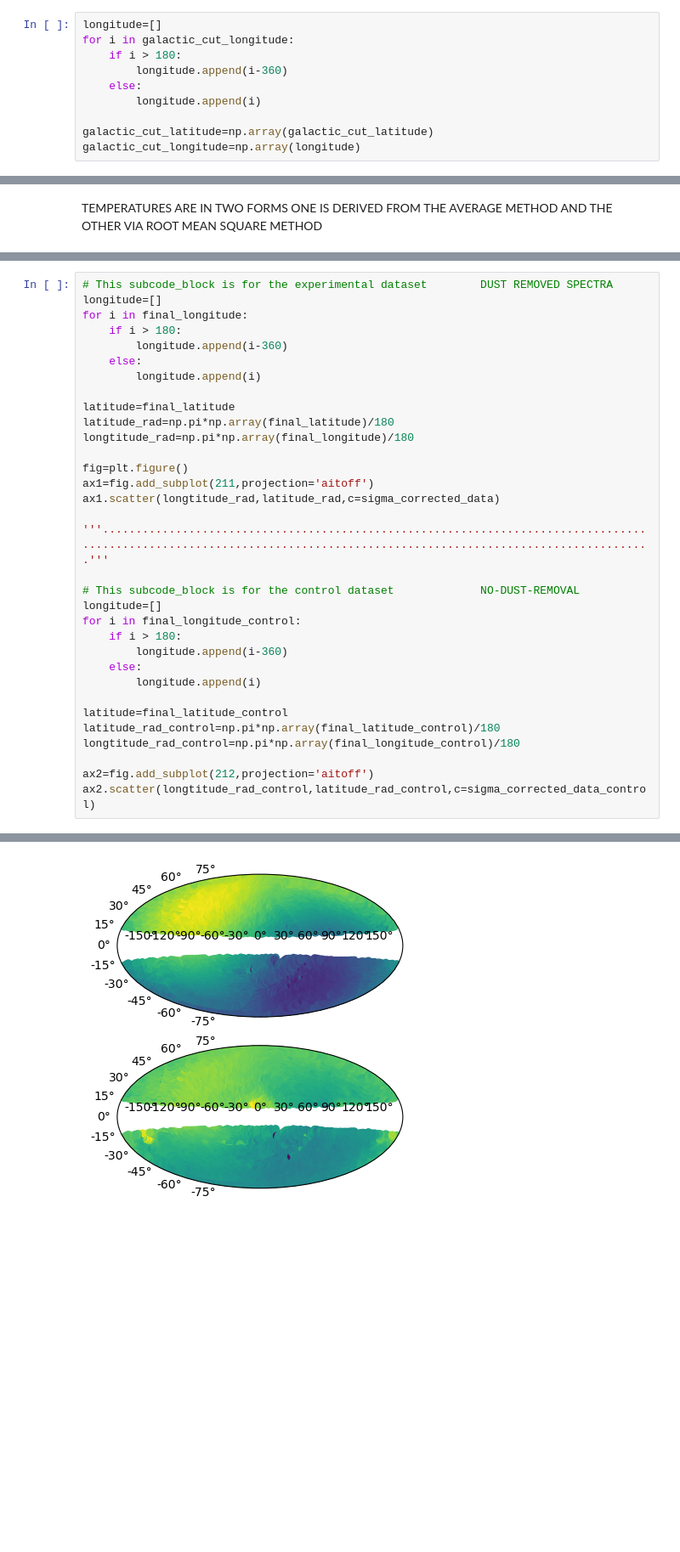
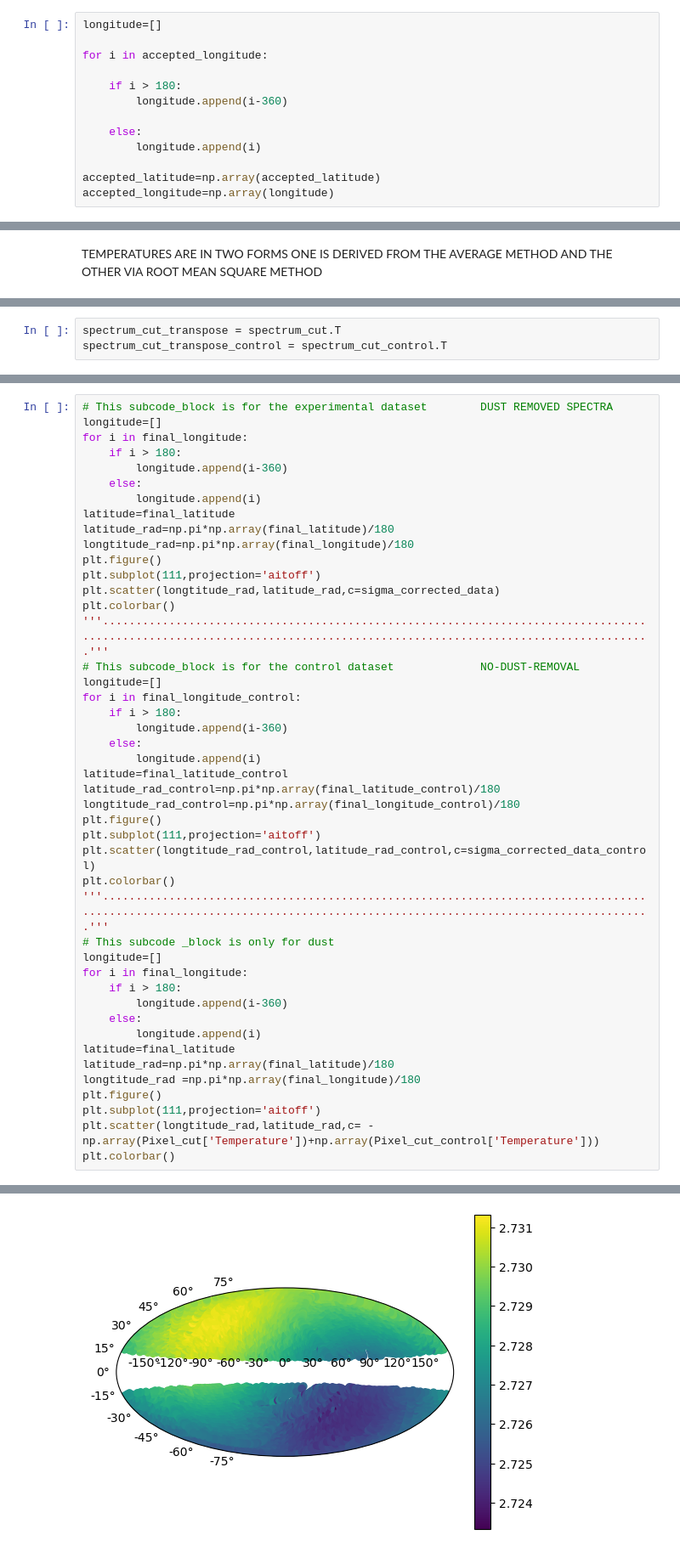
Before and after one commit to Soumomo/Motion-of-solar-system, a Jupyter notebook: Code/projectcoderefined.ipynb, the cells around one changed output, grey strips where cells are left out. Shown: that part at 85% size. Drawn from its saved outputs; the diff is of its cells as text; blank space fills up the shorter version.

```diff
--- a/Code/projectcoderefined.ipynb
+++ b/Code/projectcoderefined.ipynb
@@ -256,13 +281,16 @@ spectrum_cut.shape
 # %%
 longitude=[]
-for i in galactic_cut_longitude:
+
+for i in accepted_longitude:
+
     if i > 180:
         longitude.append(i-360)
+
     else:
         longitude.append(i)
 
-galactic_cut_latitude=np.array(galactic_cut_latitude)
-galactic_cut_longitude=np.array(longitude)
+accepted_latitude=np.array(accepted_latitude)
+accepted_longitude=np.array(longitude)
 # %%
 # THIS SUB_CODEBLOCK IS FOR EXPERIMENTAL DATASET
 Pixel_cut = get_Temperature(frequency,spectrum_cut)
@@ -372,0 +406,3 @@ Root mean square temperature_final_control = 2.728486 +- 0.002114 K
+# %%
+spectrum_cut_transpose = spectrum_cut.T
+spectrum_cut_transpose_control = spectrum_cut_control.T
@@ -378,17 +481,14 @@ for i in final_longitude:
         longitude.append(i-360)
     else:
         longitude.append(i)
-
 latitude=final_latitude
 latitude_rad=np.pi*np.array(final_latitude)/180
 longtitude_rad=np.pi*np.array(final_longitude)/180
-
-fig=plt.figure()
-ax1=fig.add_subplot(211,projection='aitoff')
-ax1.scatter(longtitude_rad,latitude_rad,c=sigma_corrected_data)
-
+plt.figure()
+plt.subplot(111,projection='aitoff')
+plt.scatter(longtitude_rad,latitude_rad,c=sigma_corrected_data)
+plt.colorbar()
 '''........................................................................................................................................................................'''
-
 # This subcode_block is for the control dataset             NO-DUST-REMOVAL
 longitude=[]
 for i in final_longitude_control:
@@ -396,11 +496,26 @@ for i in final_longitude_control:
         longitude.append(i-360)
     else:
         longitude.append(i)
-
 latitude=final_latitude_control
 latitude_rad_control=np.pi*np.array(final_latitude_control)/180
 longtitude_rad_control=np.pi*np.array(final_longitude_control)/180
-
-ax2=fig.add_subplot(212,projection='aitoff')
-ax2.scatter(longtitude_rad_control,latitude_rad_control,c=sigma_corrected_data_control)
+plt.figure()
+plt.subplot(111,projection='aitoff')
+plt.scatter(longtitude_rad_control,latitude_rad_control,c=sigma_corrected_data_control)
+plt.colorbar()
+'''........................................................................................................................................................................'''
+# This subcode _block is only for dust
+longitude=[]
+for i in final_longitude:
+    if i > 180:
+        longitude.append(i-360)
+    else:
+        longitude.append(i)
+latitude=final_latitude
+latitude_rad=np.pi*np.array(final_latitude)/180
+longtitude_rad =np.pi*np.array(final_longitude)/180
+plt.figure()
+plt.subplot(111,projection='aitoff')
+plt.scatter(longtitude_rad,latitude_rad,c= -np.array(Pixel_cut['Temperature'])+np.array(Pixel_cut_control['Temperature']))
+plt.colorbar()
 # %% [output]
@@ -408 +523 @@ ax2.scatter(longtitude_rad_control,latitude_rad_control,c=sigma_corrected_data_c
-[figure, old version]
+[figure, new version]
```
Also changed, not shown: parts of 39 cells of this notebook, 1 other file.
